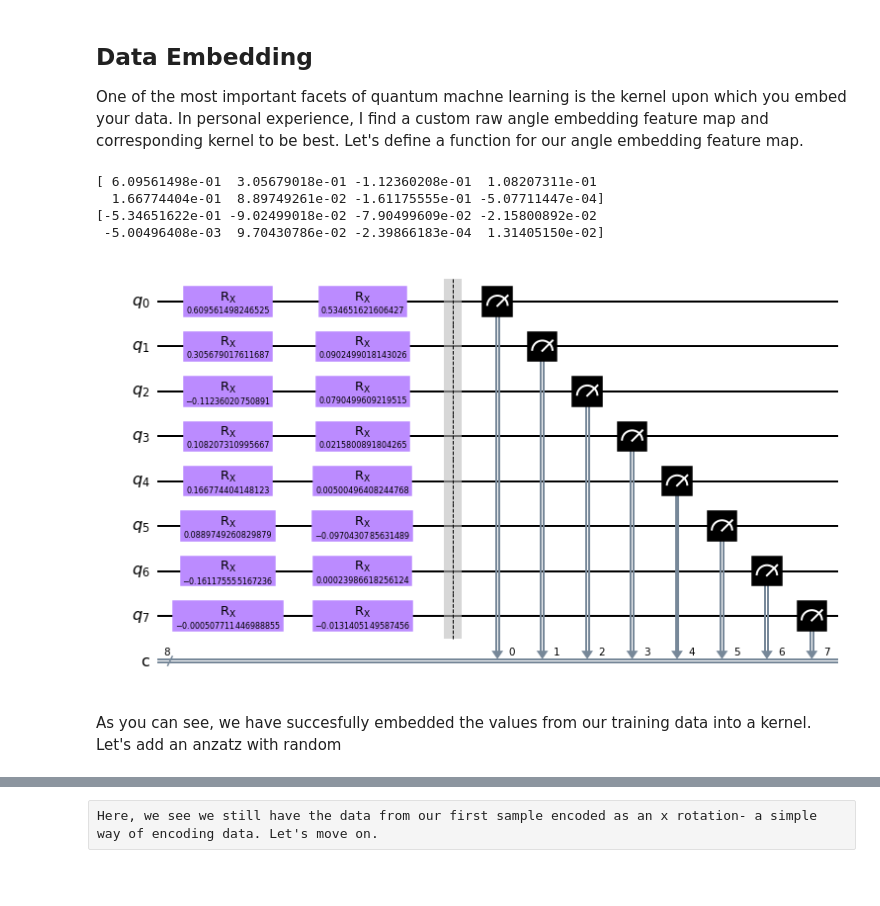
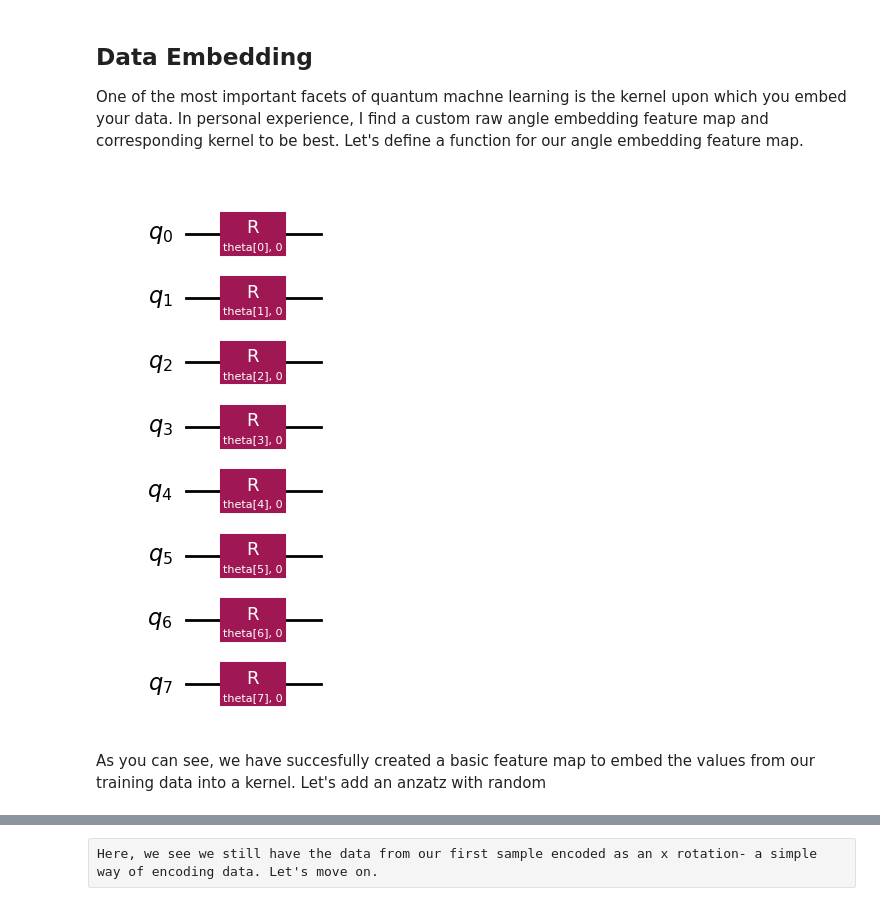
Before and after one commit to 11kmystic/Portfolio, a Jupyter notebook: Breast Cancer QML Demo.ipynb, the cells around one changed output, grey strips where cells are left out. Saved outputs shown, nothing was run; the diff lists cells and outputs as text; code cells hidden in the pictures; blank space fills up the shorter version.

```diff
--- a/Breast Cancer QML Demo.ipynb
+++ b/Breast Cancer QML Demo.ipynb
@@ -129,7 +154,7 @@ pdf
 pdf_array = np.array(pdf) #for the train_test_split()
 
 #As is often standard,  the test suze will encompass 20% of our given data
-x_train, x_test, y_train, y_test = train_test_split(pdf_array, y, test_size=20, random_state=5)
+x_train, x_test, y_train, y_test = train_test_split(pdf_array, y, test_size=0.20, random_state=5)
 # %% [markdown]
 ## Data Embedding
 
@@ -147,7 +172,7 @@ def angle_embedding(num_features):
     """
     assert num_features
 
-    x_params = ParameterVector("x", num_features) #"x" is a generic label, useful for denotating as x rotations
+    x_params = ParameterVector("theta", num_features) #"x" is a generic label, useful for denotating as x rotations
     qc = QuantumCircuit(num_features)
 
     for i in range(num_features):
@@ -157,31 +182,10 @@ def angle_embedding(num_features):
 # %%
 num_features = len(x_train[0]) # number of principal components
 
-#Simulator and Quantum Instance parameteres
-SEED = 1974
-simulator = Aer.get_backend('qasm_simulator')
-shots = 8092
-qinst = QuantumInstance(simulator, shots, SEED)
-
 feature_map = angle_embedding(num_features)
 
-kernel = QuantumKernel(feature_map=feature_map, quantum_instance=qinst)
-
-# pcas = []
-# for i in range(1, len(x_train)):
-#     pcas = pcas.append(x_train[0])
-
-quantum_circuit = kernel.construct_circuit(x_train[0], x_train[1]) # This represents 2/549 of our samples in a feature map
-# We will adjust for this later
-
-print(x_train[0])
-print(x_train[1])
-quantum_circuit.decompose().draw('mpl')
+feature_map.decompose().draw('mpl')
 # %% [output]
-[ 6.09561498e-01  3.05679018e-01 -1.12360208e-01  1.08207311e-01
-  1.66774404e-01  8.89749261e-02 -1.61175555e-01 -5.07711447e-04]
-[-5.34651622e-01 -9.02499018e-02 -7.90499609e-02 -2.15800892e-02
- -5.00496408e-03  9.70430786e-02 -2.39866183e-04  1.31405150e-02]
-[figure, old version]
+[figure, new version]
 # %% [markdown]
-As you can see, we have succesfully embedded the values from our training data into a kernel. Let's add an anzatz with random
+As you can see, we have succesfully created a basic feature map to embed the values from our training data into a kernel. Let's add an anzatz with random
```
Also changed, not shown: parts of 27 cells of this notebook.
